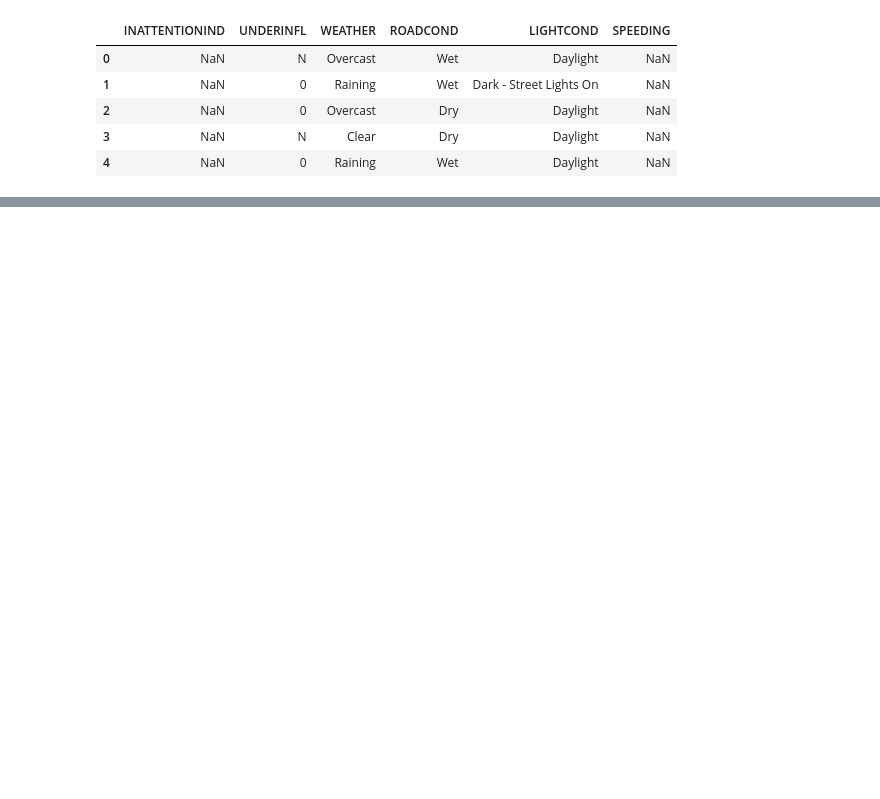
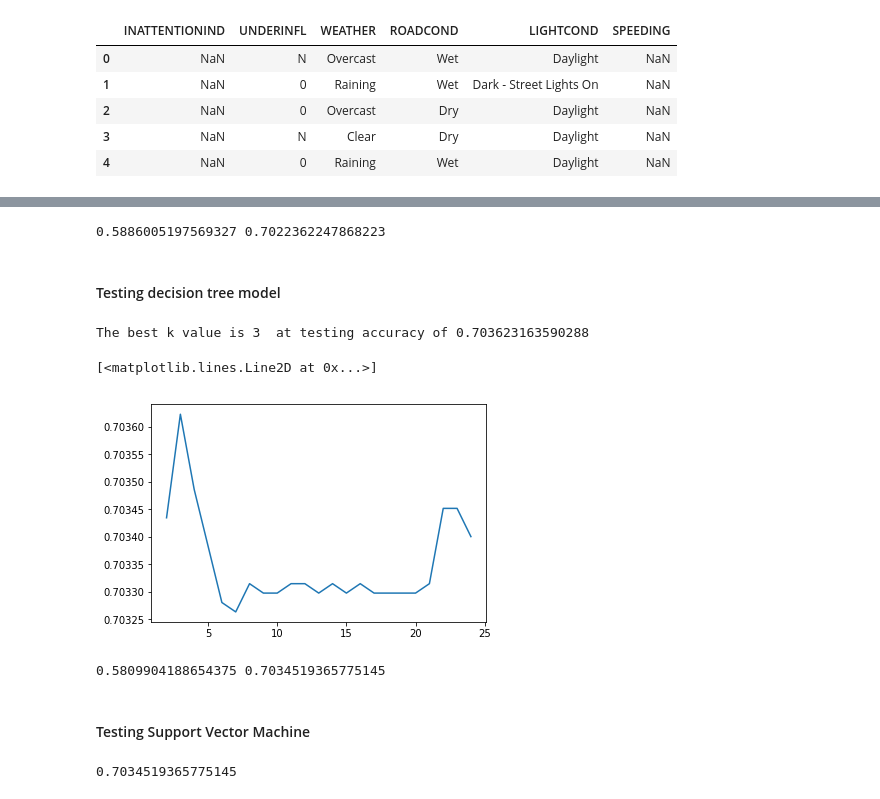
Before and after one commit to PanPalitta/IBM_DataScience, a Jupyter notebook: Data_capstone.ipynb, the cells around one changed output, grey strips where cells are left out. Saved outputs shown, nothing was run; the diff lists cells and outputs as text; code cells hidden in the pictures; blank space fills up the shorter version.

```diff
--- a/Data_capstone.ipynb
+++ b/Data_capstone.ipynb
@@ -176,0 +278,22 @@ array(['Daylight', 'Dark - Street Lights On', 'Dark - No Street Lights',
+# %%
+print(f1[alg],jaccard[alg])
+# %% [output]
+0.5886005197569327 0.7022362247868223
+# %% [markdown]
+#### Testing decision tree model ####
+# %%
+testing_accuracy=[0 for i in range(2,25)]
+for k in range(2,25):
+    Tree = DecisionTreeClassifier(criterion="entropy", max_depth = k)
+    Tree.fit(X_train,y_train)
+    predTree = Tree.predict(X_test)
+    testing_accuracy[k-5]=jaccard_similarity_score(y_test, predTree)
+    #print("k=",k, testing_accuracy[k-5])
+
+k=[i for i in range(2,25)]
+print("The best k value is",k[np.argmax(testing_accuracy)], " at testing accuracy of", max(testing_accuracy))
+plt.plot(k,testing_accuracy)
+# %% [output]
+The best k value is 3  at testing accuracy of 0.703623163590288
+[<matplotlib.lines.Line2D at 0x...>]
+[figure, added]
@@ -176,0 +309,13 @@ array(['Daylight', 'Dark - Street Lights On', 'Dark - No Street Lights',
+# %%
+print(f1[alg],jaccard[alg])
+# %% [output]
+0.5809904188654375 0.7034519365775145
+# %% [markdown]
+#### Testing Support Vector Machine ####
+# %%
+clf = svm.SVC(kernel='linear') #change the kernel to test which one gives the best accuracy
+clf.fit(X_train, y_train)
+yhat = clf.predict(X_test)
+print(jaccard_similarity_score(y_test, yhat))
+# %% [output]
+0.7034519365775145
```
Also changed, not shown: parts of 25 cells of this notebook.
